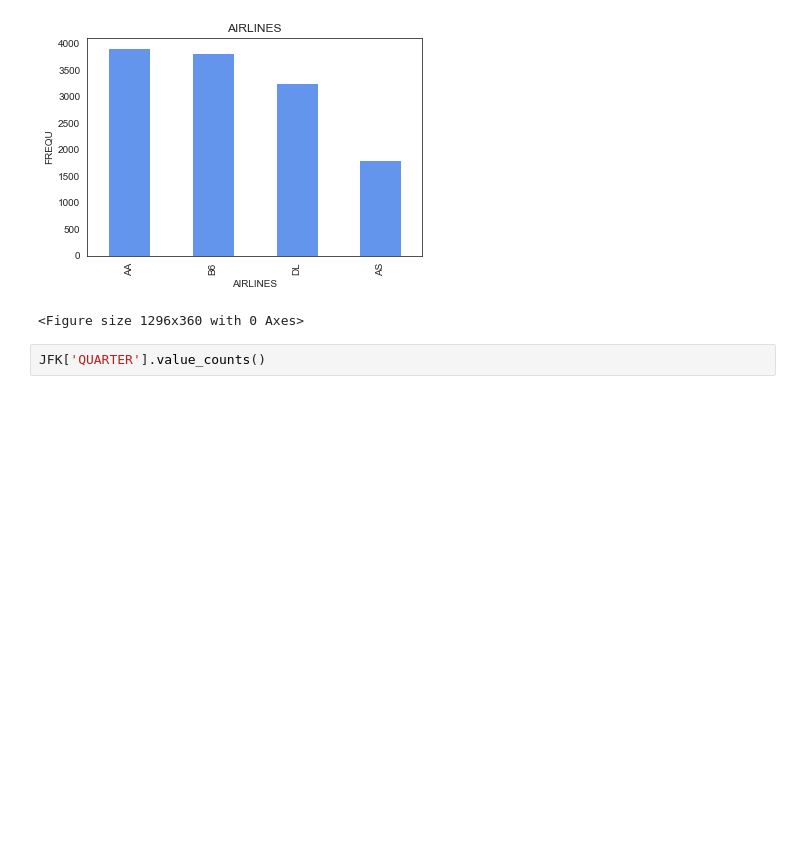
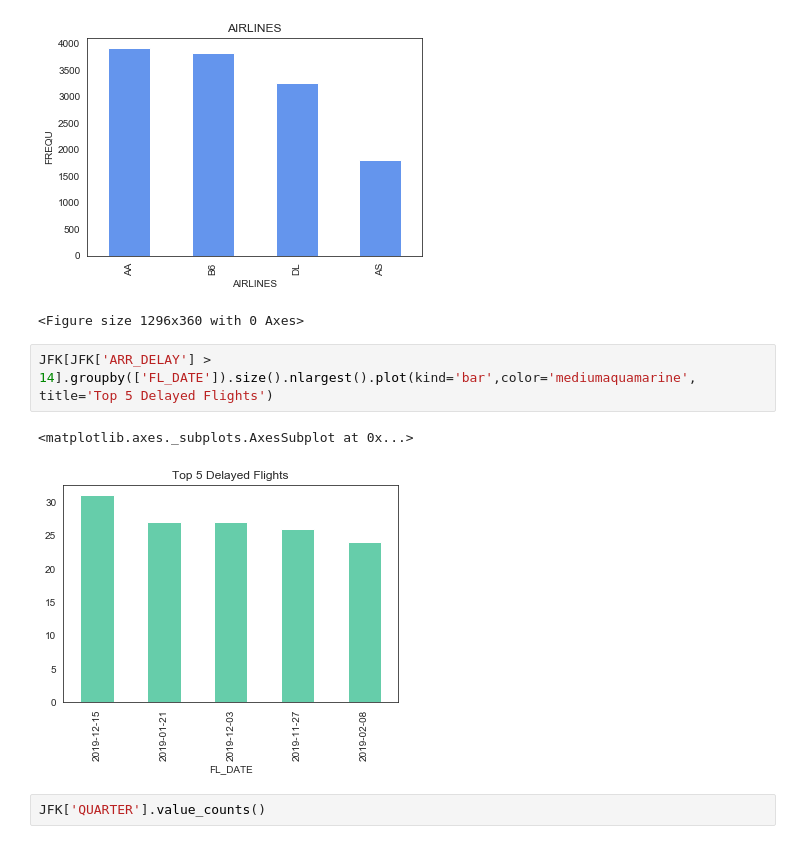
Before and after one commit to emilia329/Fly-High, a Jupyter notebook: JFK.ipynb, the cells around one changed output. Cells and saved outputs as stored; diff of their text form; blank space fills up the shorter version.

```diff
--- a/JFK.ipynb
+++ b/JFK.ipynb
@@ -34,6 +33,11 @@ Airlines(JFK['OP_UNIQUE_CARRIER'])
 # %% [output]
 [figure]
 <Figure size 1296x360 with 0 Axes>
+# %%
+JFK[JFK['ARR_DELAY'] > 14].groupby(['FL_DATE']).size().nlargest().plot(kind='bar',color='mediumaquamarine', title='Top 5 Delayed Flights')
+# %% [output]
+<matplotlib.axes._subplots.AxesSubplot at 0x...>
+[figure, added]
 # %%
 JFK['QUARTER'].value_counts()
 # %% [output]
```
Also changed, not shown: parts of 2 cells of this notebook.
